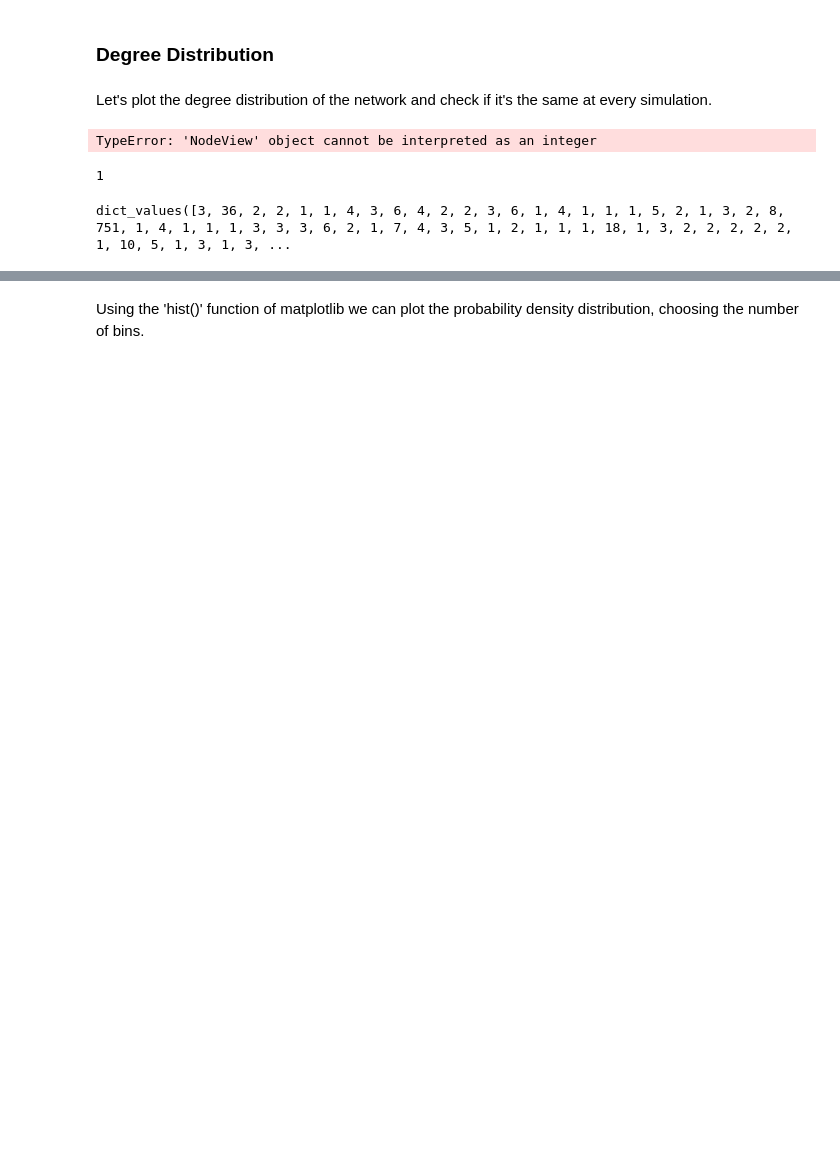
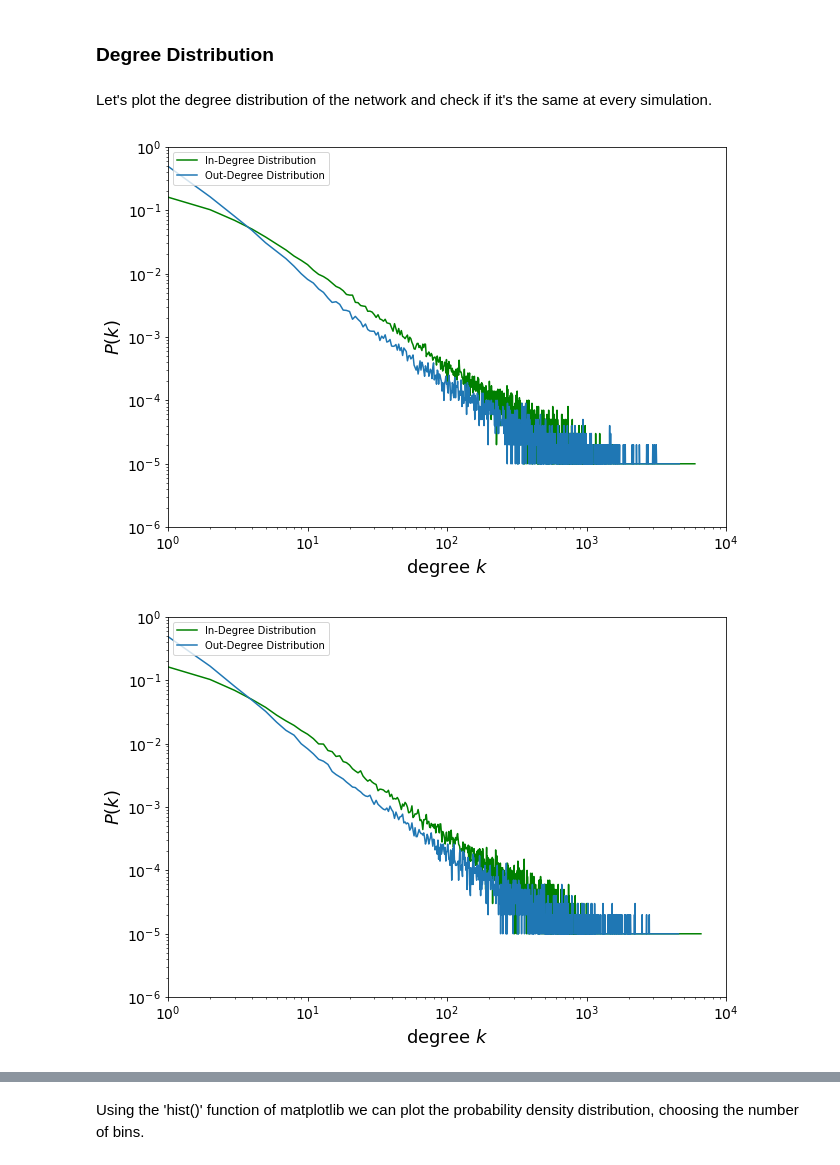
Before and after one commit to alessandrotofani/Fake-news, a Jupyter notebook: Analisi 1/Power_Law_Analysis.ipynb, the cells around one changed output, grey strips where cells are left out. Saved outputs shown, nothing was run; the diff lists cells and outputs as text; code cells hidden in the pictures; blank space fills up the shorter version.

```diff
--- a/Analisi 1/Power_Law_Analysis.ipynb
+++ b/Analisi 1/Power_Law_Analysis.ipynb
@@ -66,12 +75,47 @@ Let's plot the degree distribution of the network and check if it's the same at
+# %%
+x_in = {}
+y_in = {}
+x_out = {}
+y_out = {}
+j = 0
+
+for filename in all_files:
+    x_in['File' + str(j)] = []
+    y_in['File' + str(j)] = []
+    x_out['File' + str(j)] = []
+    y_out['File' + str(j)] = []
+
+    for i in sorted(deg_distri_in[j]):
+        x_in['File' + str(j)].append(i)
+        y_in['File' + str(j)].append(deg_distri_in[j][i]/len(G[j]))
+
+    for i in sorted(deg_distri_out[j]):
+        x_out['File' + str(j)].append(i)
+        y_out['File' + str(j)].append(deg_distri_out[j][i]/len(G[j]))
+
+    plt.figure(figsize=(10,7))
+    plt.plot(x_in['File' + str(j)],y_in['File' + str(j)], 'g' ,label='In-Degree Distribution')
+    plt.plot(x_out['File' + str(j)],y_out['File' + str(j)], label='Out-Degree Distribution')
+    plt.legend(loc='upper left')
+
+    plt.xlabel('degree $k$', fontsize=18)
+    plt.ylabel('$P(k)$', fontsize=18)
+
+    plt.xticks(fontsize=14)
+    plt.yticks(fontsize=14)
+
+    plt.yscale('log')
+    plt.xscale('log')
+    plt.axis([1,10000,0.000001,1])
+    plt.show()
+    j += 1
+# %% [output]
+[figure, added]
+[figure, added]
 # %%
-degrees = {}
+deg = {}
+deg_distri = {}
 
 for i in range (len(G)):
-    for n in range(G[i].nodes()):
-        degrees[i] = dict(G[i].in_degree(n))
+    deg[i] = dict(G[i].degree()).values()
+    deg_distri[i] = Counter(deg[i])
-# %% [output]
-TypeError: 'NodeView' object cannot be interpreted as an integer
-# %%
-degrees[0]
-# %% [output]
-1
@@ -85,7 +122,3 @@ for i in range (len(G)):
-# %%
-deg[0]
-# %% [output]
-dict_values([3, 36, 2, 2, 1, 1, 4, 3, 6, 4, 2, 2, 3, 6, 1, 4, 1, 1, 1, 5, 2, 1, 3, 2, 8, 751, 1, 4, 1, 1, 1, 3, 3, 3, 6, 2, 1, 7, 4, 3, 5, 1, 2, 1, 1, 1, 18, 1, 3, 2, 2, 2, 2, 2, 1, 10, 5, 1, 3, 1, 3, ...
 # %%
 x = {}
 y = {}
```
Also changed, not shown: parts of 26 cells of this notebook.
